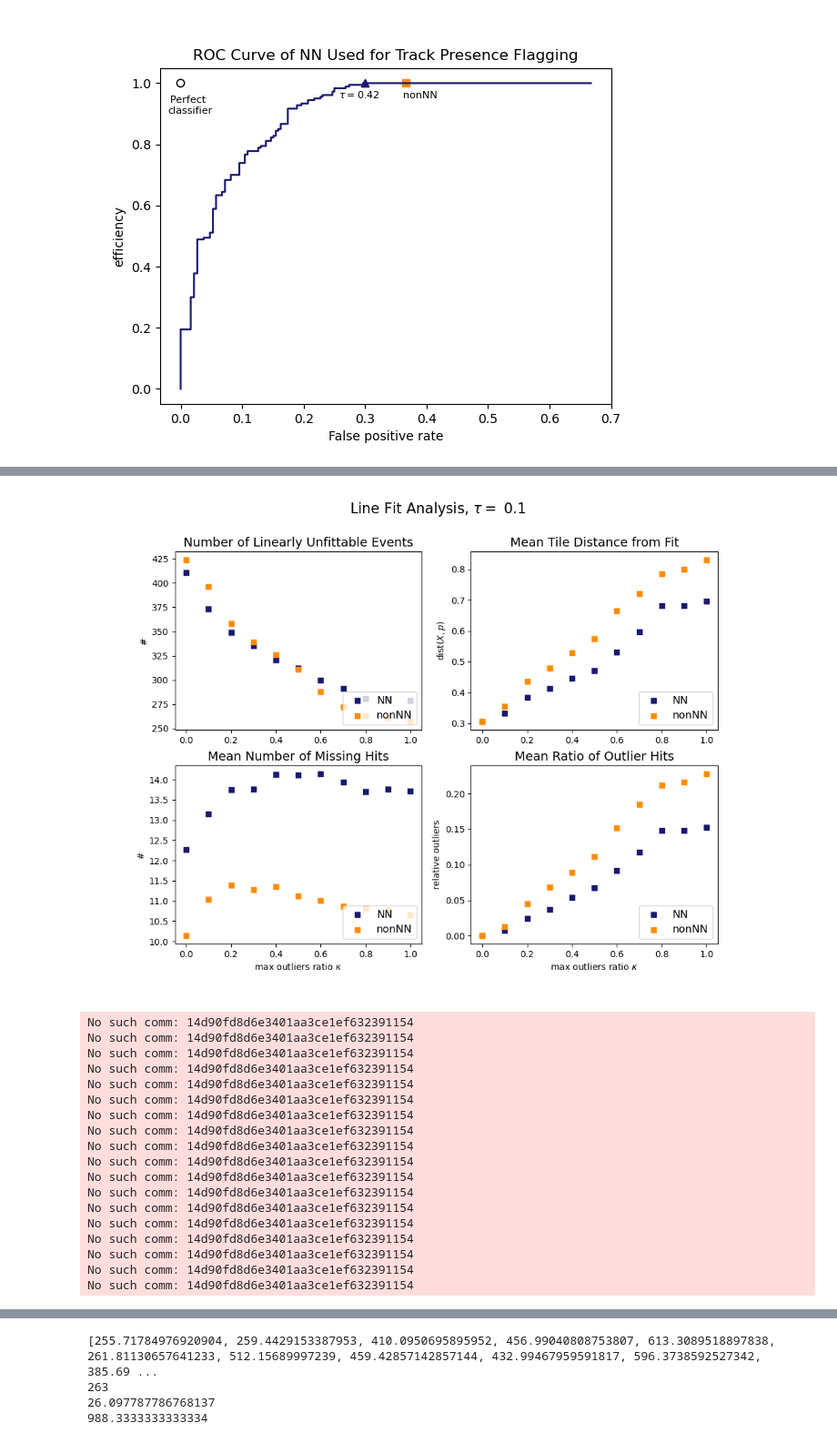
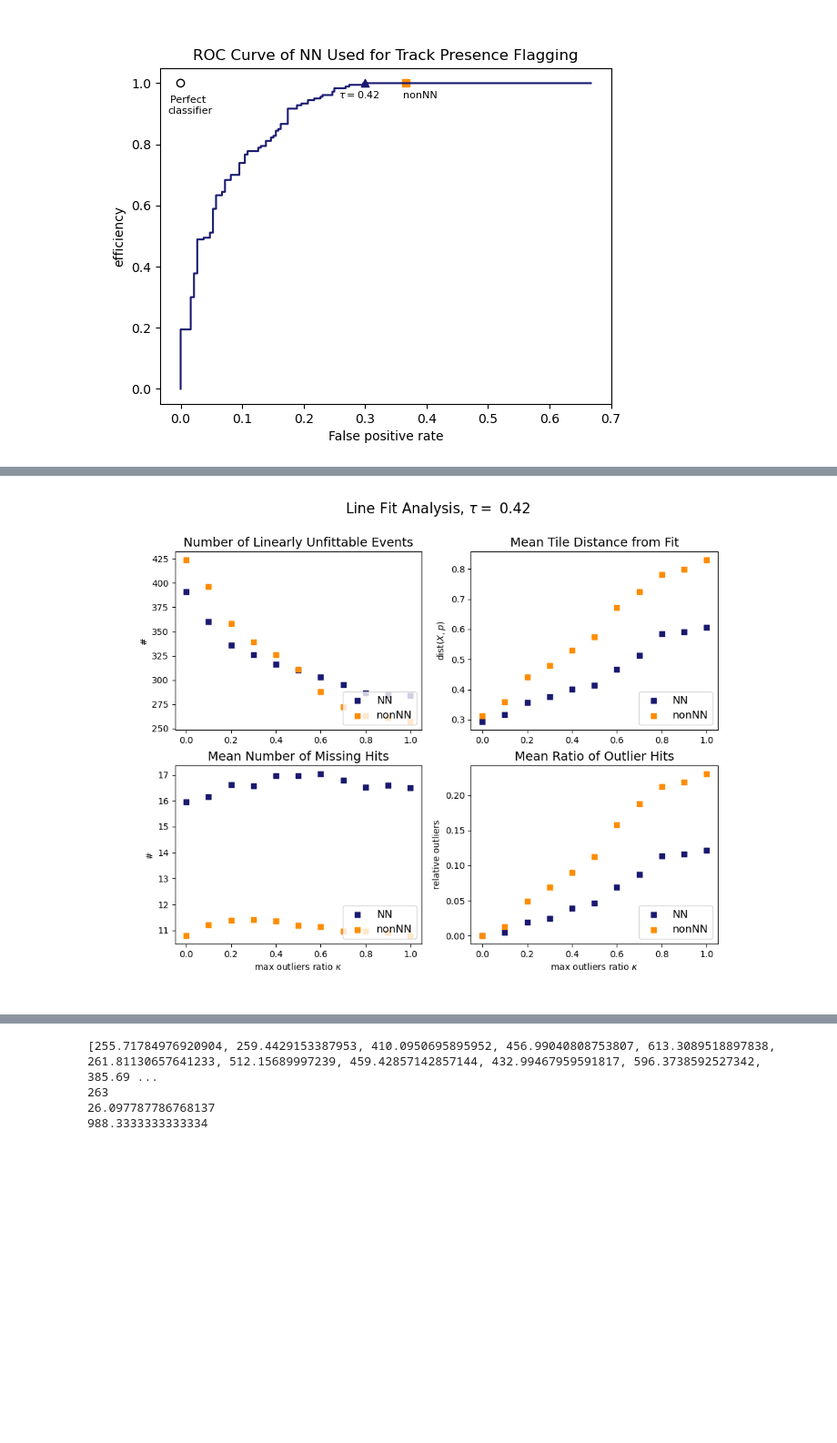
Before and after one commit to gajdosmatej/track_denoiser, a Jupyter notebook: analysis.ipynb, the cells around one changed output, grey strips where cells are left out. Shown at 91% size. Drawn from its saved outputs; the diff is of its cells as text; code cells hidden in the pictures; blank space fills up the shorter version.

```diff
--- a/analysis.ipynb
+++ b/analysis.ipynb
@@ -365,7 +368,7 @@ def isLabeledGood(event, event_E=None):
 	return False
 
 
-threshold = 0.00008
+threshold = 0.42
 
 f = open("./labels.txt")
 found_tracks_NN, found_tracks_nonNN, false_positives_NN, false_positives_nonNN = [], [], [], []
@@ -782,7 +783,7 @@ Missing tiles: 18
 # %%
 # Line fit analysis for variable kappa (max ratio of outliers)
 
-modelAPI.threshold = 0.1
+modelAPI.threshold = 0.42
 thresholds_outliers = numpy.linspace(0, 1, 11)
 in_temporal_space = False
 
@@ -798,7 +799,7 @@ def isLabeledGood(event):
 		if len(visited_pads) >= 2 or len(zs) >= 20:	return True
 	return False
 
-fittable_NNs, fittable_nonNNs = numpy.zeros(X17_classified.shape), numpy.zeros(X17_classified.shape)
+fittable_NNs, fittable_nonNNs = [None]*X17_classified.shape[0], [None]*X17_classified.shape[0]
 
 final_NN_outliers, final_nonNN_outliers = [], []
 final_NN_residuum, final_nonNN_residuum = [], []
@@ -819,14 +820,14 @@ for threshold_outliers in thresholds_outliers:
 		#if numpy.sum(NN_event) == 0 or numpy.sum(nonNN_event) == 0:	continue
 
 		if not isLabeledGood(nonNN_event):
-			nonNN_final_count += 1
+			nonNN_final_count += 1	# We count unfittable events
 		else:
 			lin_fit = LinearFit(nonNN_event, in_temporal_space)
 			ratio_outliers_nonNN = len( lin_fit.getOutliers() ) / len(lin_fit.coords)
 			if ratio_outliers_nonNN <= threshold_outliers:
 				fittable_nonNNs[i] = nonNN_event
 			else:
-				nonNN_final_count += 1	# We count unfittable events
+				nonNN_final_count += 1
 
 		'''temp = numpy.copy(X17_noisy_with_E[i])
 		removeChimneys(temp)
@@ -842,7 +843,7 @@ for threshold_outliers in thresholds_outliers:
 			else:
 				NN_final_count += 1
 
-		if ratio_outliers_NN <= threshold_outliers and ratio_outliers_nonNN <= threshold_outliers:
+		if fittable_nonNNs[i] is not None and fittable_NNs[i] is not None:
 			final_data_indices.append(i)
 
 	final_NN_counts.append(NN_final_count)
@@ -850,7 +851,7 @@ for threshold_outliers in thresholds_outliers:
 
 	for i in final_data_indices:
 		noisy_event, NN_event, nonNN_event = X17_noisy[i], modelAPI.classify(X17_reconstructions[i]), X17_nonNN[i]
-		if numpy.sum(NN_event) == 0 or numpy.sum(nonNN_event) == 0:	continue
+		#if numpy.sum(NN_event) == 0 or numpy.sum(nonNN_event) == 0:	continue
 
 		lin_fit = LinearFit(NN_event, in_temporal_space)
 		NN_outliers.append( len( lin_fit.getOutliers() ) / len(lin_fit.coords) )
@@ -884,52 +885,34 @@ ax[0,0].scatter(thresholds_outliers, final_NN_counts, label="NN", color="midnigh
 ax[0,0].scatter(thresholds_outliers, final_nonNN_counts, label="nonNN", color="darkorange", marker="s")
 ax[0,0].legend(prop={'size': 12}, loc="lower right")
 ax[0,0].set_title("Number of Linearly Unfittable Events", fontdict={"fontsize": 14})
 
 ax[0,1].scatter(thresholds_outliers, final_NN_residuum, label="NN", color="midnightblue", marker="s")
 ax[0,1].scatter(thresholds_outliers, final_nonNN_residuum, label="nonNN", color="darkorange", marker="s")
 ax[0,1].legend(prop={'size': 12}, loc="lower right")
 ax[0,1].set_title("Mean Tile Distance from Fit", fontdict={"fontsize": 14})
 
 ax[1,0].scatter(thresholds_outliers, final_NN_missing, label="NN", color="midnightblue", marker="s")
 ax[1,0].scatter(thresholds_outliers, final_nonNN_missing, label="nonNN", color="darkorange", marker="s")
 ax[1,0].legend(prop={'size': 12}, loc="lower right")
 ax[1,0].set_title("Mean Number of Missing Hits", fontdict={"fontsize": 14})
 
 ax[1,1].scatter(thresholds_outliers, final_NN_outliers, label="NN", color="midnightblue", marker="s")
 ax[1,1].scatter(thresholds_outliers, final_nonNN_outliers, label="nonNN", color="darkorange", marker="s")
 ax[1,1].legend(prop={'size': 12}, loc="lower right")
 ax[1,1].set_title("Mean Ratio of Outlier Hits", fontdict={"fontsize": 14})
 
 ax[1,0].set_xlabel(r"max outliers ratio $\kappa$")
 ax[1,1].set_xlabel(r"max outliers ratio $\kappa$")
 
 ax[0,0].set_ylabel("#")
 ax[0,1].set_ylabel(r"$\text{dist}(X,p)$")
 ax[1,0].set_ylabel("#")
 ax[1,1].set_ylabel("relative outliers")
 
 matplotlib.pyplot.show()
 #fig.savefig("imgs/paper/linear_analysis_tau0.1.pdf")
 # %% [output]
-[figure, old version]
+[figure, new version]
-No such comm: 14d90fd8d6e3401aa3ce1ef632391154
-No such comm: 14d90fd8d6e3401aa3ce1ef632391154
-No such comm: 14d90fd8d6e3401aa3ce1ef632391154
-No such comm: 14d90fd8d6e3401aa3ce1ef632391154
-No such comm: 14d90fd8d6e3401aa3ce1ef632391154
-No such comm: 14d90fd8d6e3401aa3ce1ef632391154
-No such comm: 14d90fd8d6e3401aa3ce1ef632391154
-No such comm: 14d90fd8d6e3401aa3ce1ef632391154
-No such comm: 14d90fd8d6e3401aa3ce1ef632391154
-No such comm: 14d90fd8d6e3401aa3ce1ef632391154
-No such comm: 14d90fd8d6e3401aa3ce1ef632391154
-No such comm: 14d90fd8d6e3401aa3ce1ef632391154
-No such comm: 14d90fd8d6e3401aa3ce1ef632391154
-No such comm: 14d90fd8d6e3401aa3ce1ef632391154
-No such comm: 14d90fd8d6e3401aa3ce1ef632391154
-No such comm: 14d90fd8d6e3401aa3ce1ef632391154
-No such comm: 14d90fd8d6e3401aa3ce1ef632391154
-No such comm: 14d90fd8d6e3401aa3ce1ef632391154
 # %%
 # Line fit analysis for variable tau (classification threshold)
 
```
Also changed, not shown: parts of 13 cells of this notebook, 8 other files.
